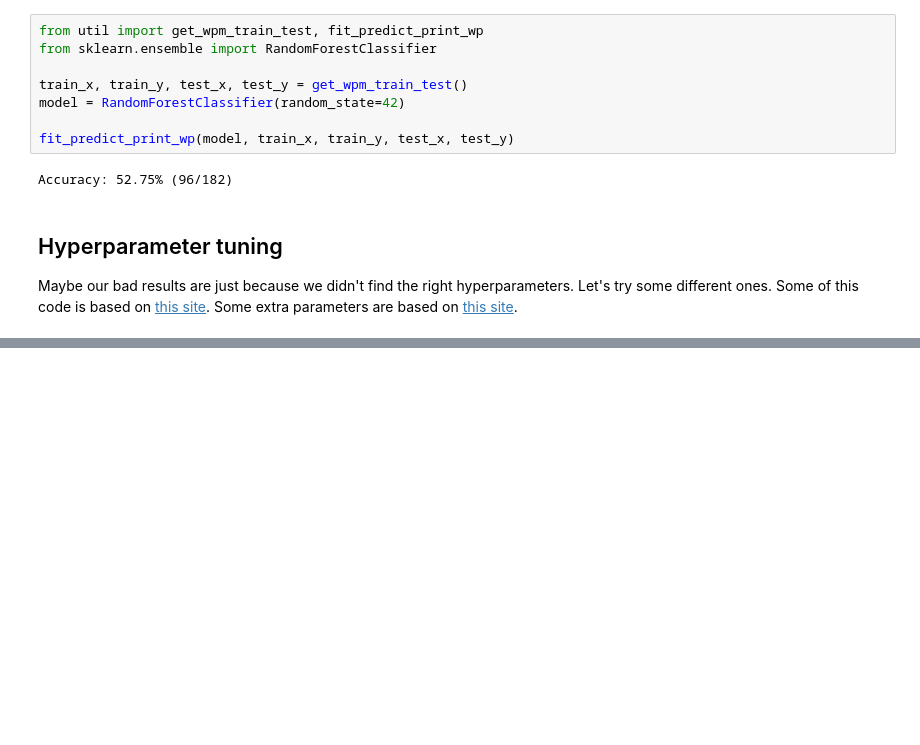
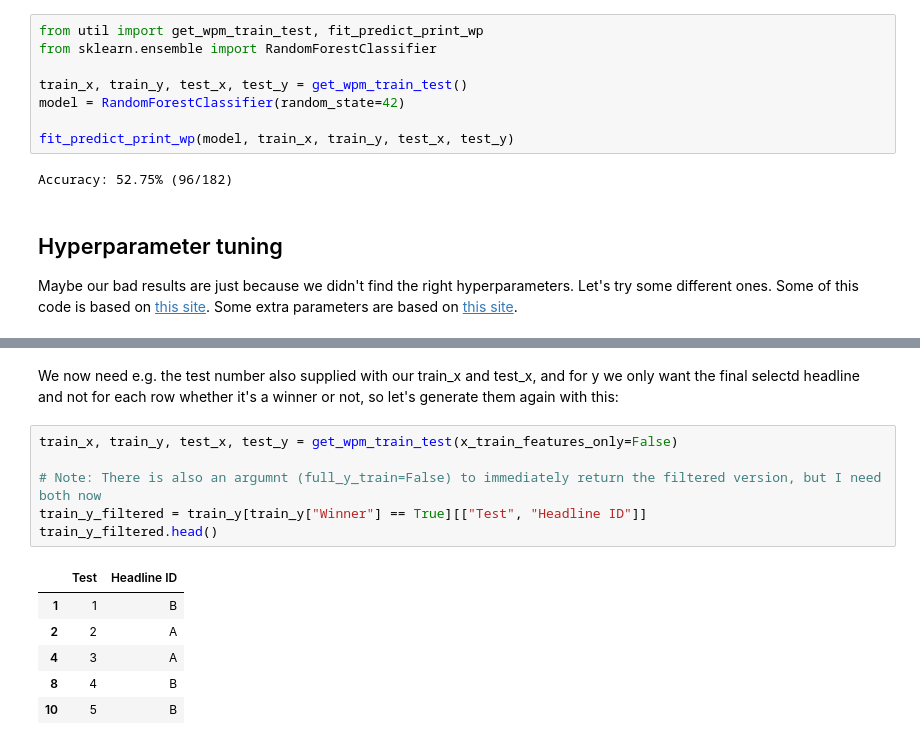
Before and after one commit to arnodeceuninck/news-headlines-research, a Jupyter notebook: 2b RandomForestClassifier.ipynb, the cells around one changed output, grey strips where cells are left out. Saved outputs shown, nothing was run; the diff lists cells and outputs as text; blank space fills up the shorter version.

```diff
--- a/2b RandomForestClassifier.ipynb
+++ b/2b RandomForestClassifier.ipynb
@@ -38,0 +105,15 @@ Fitting 5 folds for each of 140 candidates, totalling 700 fits
+# %% [markdown]
+We now need e.g. the test number also supplied with our train_x and test_x, and for y we only want the final selectd headline and not for each row whether it's a winner or not, so let's generate them again with this:
+# %%
+train_x, train_y, test_x, test_y = get_wpm_train_test(x_train_features_only=False)
+
+# Note: There is also an argumnt (full_y_train=False) to immediately return the filtered version, but I need both now
+train_y_filtered = train_y[train_y["Winner"] == True][["Test", "Headline ID"]]
+train_y_filtered.head()
+# %% [output]
+|  | Test | Headline ID |
+| 1 | 1 | B |
+| 2 | 2 | A |
+| 4 | 3 | A |
+| 8 | 4 | B |
+| 10 | 5 | B |
```
Also changed, not shown: parts of 33 cells of this notebook, 5 other files.
